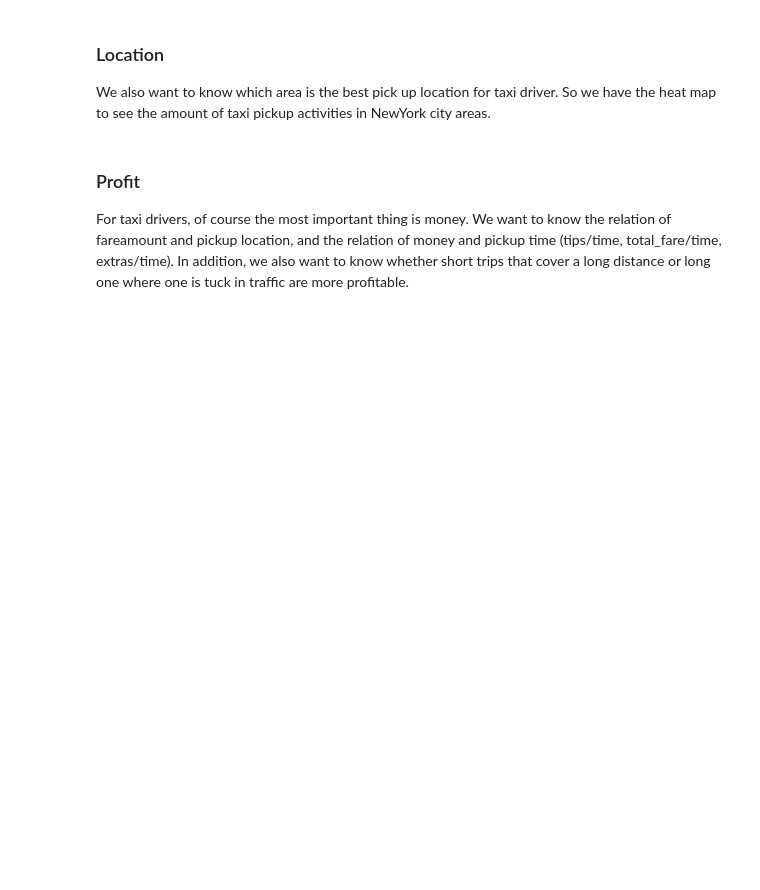
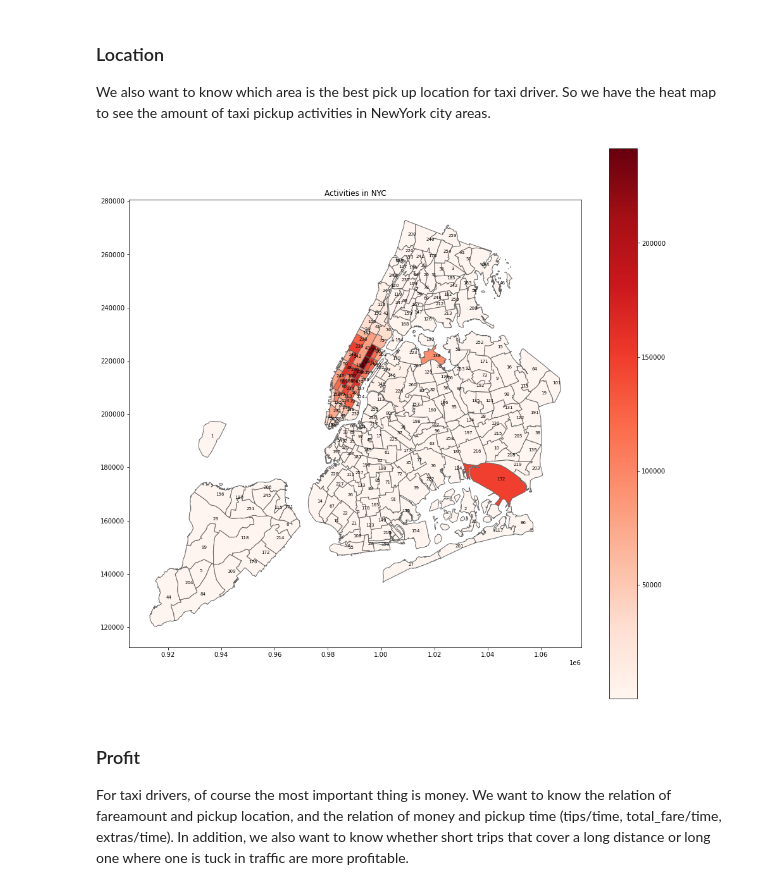
Before and after one commit to heweiron/taxi_trip_report, a Jupyter notebook: taxi_data_report.ipynb, the cells around one changed output. Saved outputs shown, nothing was run; the diff lists cells and outputs as text; code cells hidden in the pictures; blank space fills up the shorter version.

```diff
--- a/taxi_data_report.ipynb
+++ b/taxi_data_report.ipynb
@@ -192,3 +224,33 @@ import geopandas as gpd
+# %%
+location_count = (taxi_record.select(F.col('PULocationID')).groupby('PULocationID').count())
+
+# save spark df using parquet
+# location_count.write.mode("overwrite").parquet("location_count.parquet")
+# load into pandas df
+df_location_count = pq.read_pandas('location_count.parquet').to_pandas()
+
+df_location_count = df_location_count.rename(columns={"PULocationID": "LocationID"})
+nyc_map = gpd.read_file("data/taxi_zones/taxi_zones.shp")
+map_and_stats=nyc_map.merge(df_location_count, on="LocationID")
+
+# Plot
+fig, ax = plt.subplots(1, figsize=(16, 16))
+map_and_stats.plot(column="count", cmap="Reds", linewidth=1, ax=ax, edgecolor=".4")
+plt.title('Activities in NYC')
+map_and_stats["center"] = map_and_stats["geometry"].centroid
+map_points = map_and_stats.copy()
+map_points.set_geometry("center", inplace = True)
+texts = []
+
+for x, y, locationID in zip(map_points.geometry.x, map_points.geometry.y, map_points["LocationID"]):
+    texts.append(plt.text(x, y, locationID, fontsize = 7))
+
+count = np.array(map_and_stats['count'])
+bar_info = plt.cm.ScalarMappable(cmap="Reds", norm=plt.Normalize(vmin=count.min(), vmax=count.max()))
+bar_info._A = []
+cbar = fig.colorbar(bar_info)
+# %% [output]
+[figure, added]
 # %% [markdown]
 ### Profit
 For taxi drivers, of course the most important thing is money. We want to know the relation of fareamount and pickup location, and the relation of money and pickup time (tips/time, total_fare/time, extras/time). In addition, we also want to know whether short trips that cover a long distance or long one where one is tuck in traffic are more profitable.
```
Also changed, not shown: parts of 14 cells of this notebook, 28 other files.
